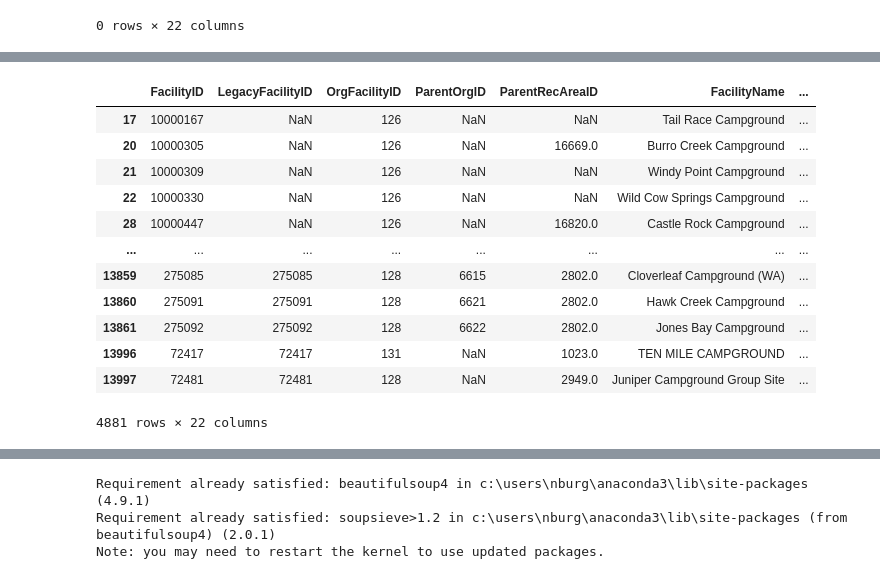
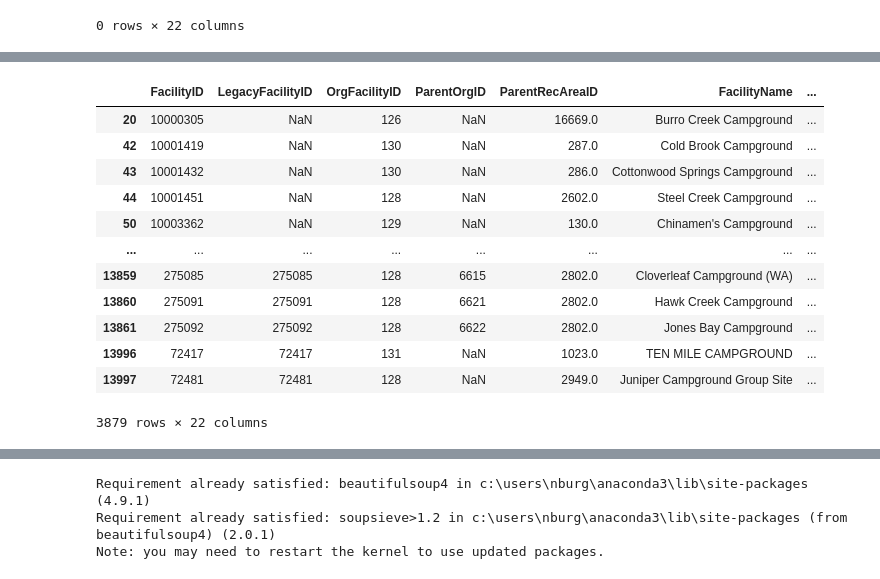
Before and after one commit to burgwyn/DATA602, a Jupyter notebook: Facilities.ipynb, the cells around one changed output, grey strips where cells are left out. Drawn from its saved outputs; the diff is of its cells as text; code cells hidden in the pictures.

Commit message:
Update Facilities

```diff
--- a/Facilities.ipynb
+++ b/Facilities.ipynb
@@ -55,17 +72,17 @@ dfFacilities[dfFacilities.Enabled == False]
 # %%
-dfFacilities[dfFacilities.FacilityTypeDescription == 'Campground']
+dfFacilities[(dfFacilities.FacilityTypeDescription == 'Campground') & (dfFacilities.Reservable == True)]
 # %% [output]
 |  | FacilityID | LegacyFacilityID | OrgFacilityID | ParentOrgID | ParentRecAreaID | FacilityName | ... |
-| 17 | 10000167 | NaN | 126 | NaN | NaN | Tail Race Campground | ... |
 | 20 | 10000305 | NaN | 126 | NaN | 16669.0 | Burro Creek Campground | ... |
-| 21 | 10000309 | NaN | 126 | NaN | NaN | Windy Point Campground | ... |
-| 22 | 10000330 | NaN | 126 | NaN | NaN | Wild Cow Springs Campground | ... |
-| 28 | 10000447 | NaN | 126 | NaN | 16820.0 | Castle Rock Campground | ... |
+| 42 | 10001419 | NaN | 130 | NaN | 287.0 | Cold Brook Campground | ... |
+| 43 | 10001432 | NaN | 130 | NaN | 286.0 | Cottonwood Springs Campground | ... |
+| 44 | 10001451 | NaN | 128 | NaN | 2602.0 | Steel Creek Campground | ... |
+| 50 | 10003362 | NaN | 129 | NaN | 130.0 | Chinamen's Campground | ... |
 | ... | ... | ... | ... | ... | ... | ... | ... |
 | 13859 | 275085 | 275085 | 128 | 6615 | 2802.0 | Cloverleaf Campground (WA) | ... |
 | 13860 | 275091 | 275091 | 128 | 6621 | 2802.0 | Hawk Creek Campground | ... |
 | 13861 | 275092 | 275092 | 128 | 6622 | 2802.0 | Jones Bay Campground | ... |
 | 13996 | 72417 | 72417 | 131 | NaN | 1023.0 | TEN MILE CAMPGROUND | ... |
 | 13997 | 72481 | 72481 | 128 | NaN | 2949.0 | Juniper Campground Group Site | ... |
-4881 rows × 22 columns
+3879 rows × 22 columns
 # %%
```
Also changed, not shown: parts of 18 cells of this notebook.
